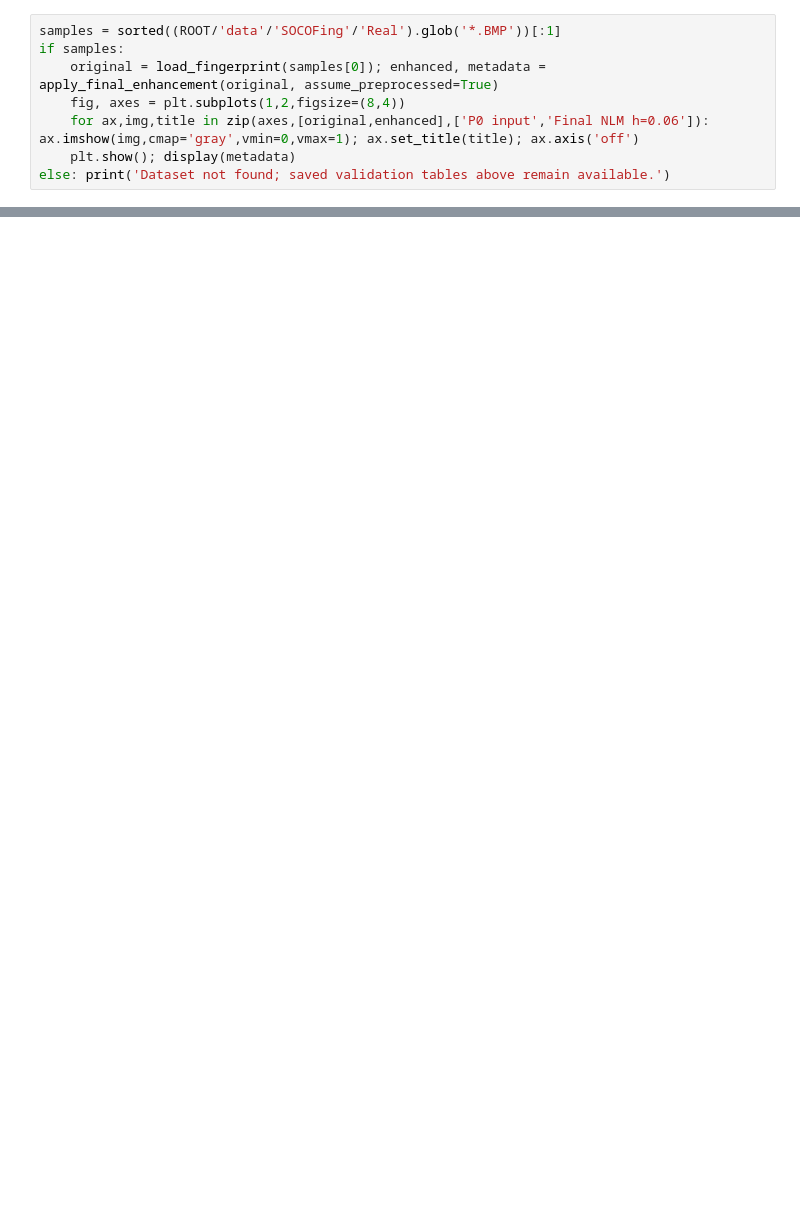
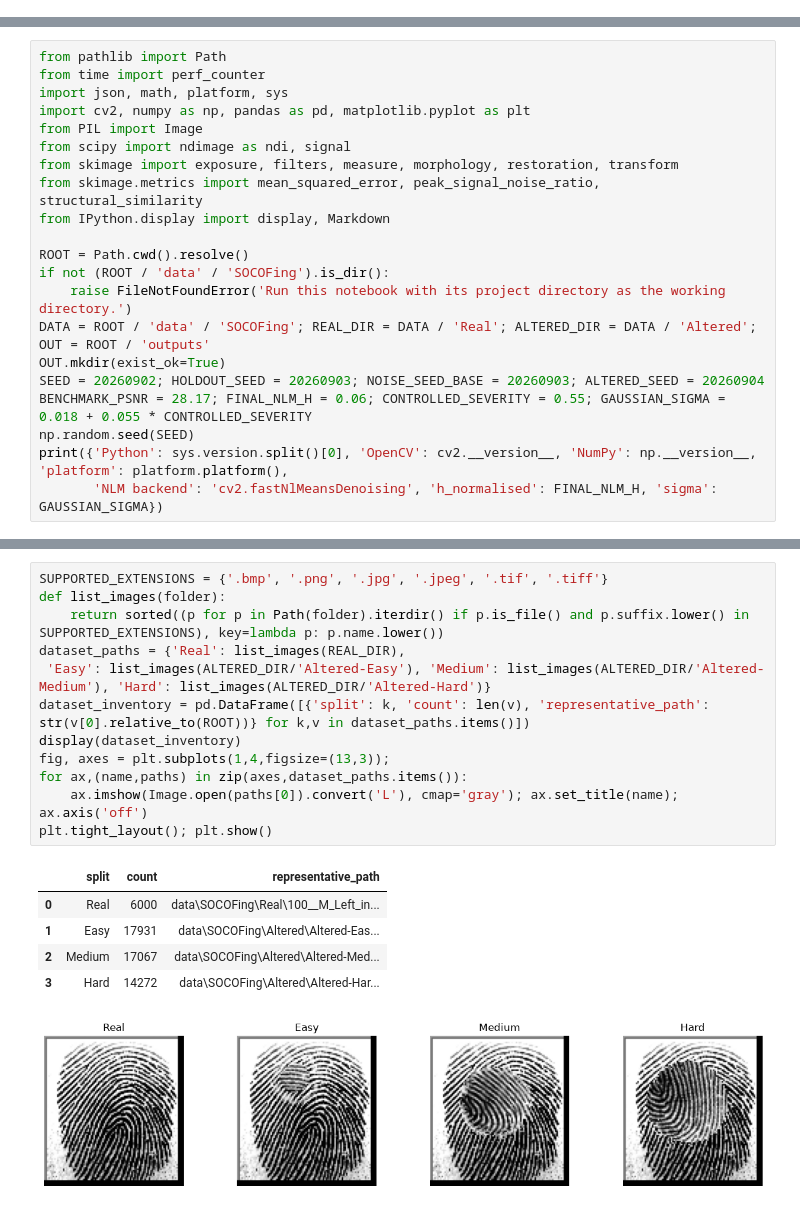
Before and after one commit to mo12k/ImageProcessing, a Jupyter notebook: Fingerprint_Enhancement_Jupyter_Project/Fingerprint_Enhancement_Jupyter_Project/Fingerprint_Enhancement_Project/Fingerprint_Enhancement_System.ipynb, the cells around one changed output, grey strips where cells are left out. Cells and saved outputs as stored; diff of their text form; blank space fills up the shorter version.

```diff
--- a/Fingerprint_Enhancement_Jupyter_Project/Fingerprint_Enhancement_Jupyter_Project/Fingerprint_Enhancement_Project/Fingerprint_Enhancement_System.ipynb
+++ b/Fingerprint_Enhancement_Jupyter_Project/Fingerprint_Enhancement_Jupyter_Project/Fingerprint_Enhancement_Project/Fingerprint_Enhancement_System.ipynb
@@ -86,8 +0,0 @@ A small demonstration may use \`apply_final_enhancement\`; it never reruns valid
-# %%
-samples = sorted((ROOT/'data'/'SOCOFing'/'Real').glob('*.BMP'))[:1]
-if samples:
-    original = load_fingerprint(samples[0]); enhanced, metadata = apply_final_enhancement(original, assume_preprocessed=True)
-    fig, axes = plt.subplots(1,2,figsize=(8,4))
-    for ax,img,title in zip(axes,[original,enhanced],['P0 input','Final NLM h=0.06']): ax.imshow(img,cmap='gray',vmin=0,vmax=1); ax.set_title(title); ax.axis('off')
-    plt.show(); display(metadata)
-else: print('Dataset not found; saved validation tables above remain available.')
@@ -101,0 +9,21 @@ NLM was strongest among the four principal member techniques; TV was second. Tes
+# %%
+from pathlib import Path
+from time import perf_counter
+import json, math, platform, sys
+import cv2, numpy as np, pandas as pd, matplotlib.pyplot as plt
+from PIL import Image
+from scipy import ndimage as ndi, signal
+from skimage import exposure, filters, measure, morphology, restoration, transform
+from skimage.metrics import mean_squared_error, peak_signal_noise_ratio, structural_similarity
+from IPython.display import display, Markdown
+
+ROOT = Path.cwd().resolve()
+if not (ROOT / 'data' / 'SOCOFing').is_dir():
+    raise FileNotFoundError('Run this notebook with its project directory as the working directory.')
+DATA = ROOT / 'data' / 'SOCOFing'; REAL_DIR = DATA / 'Real'; ALTERED_DIR = DATA / 'Altered'; OUT = ROOT / 'outputs'
+OUT.mkdir(exist_ok=True)
+SEED = 20260902; HOLDOUT_SEED = 20260903; NOISE_SEED_BASE = 20260903; ALTERED_SEED = 20260904
+BENCHMARK_PSNR = 28.17; FINAL_NLM_H = 0.06; CONTROLLED_SEVERITY = 0.55; GAUSSIAN_SIGMA = 0.018 + 0.055 * CONTROLLED_SEVERITY
+np.random.seed(SEED)
+print({'Python': sys.version.split()[0], 'OpenCV': cv2.__version__, 'NumPy': np.__version__, 'platform': platform.platform(),
+       'NLM backend': 'cv2.fastNlMeansDenoising', 'h_normalised': FINAL_NLM_H, 'sigma': GAUSSIAN_SIGMA})
@@ -101,0 +37,19 @@ NLM was strongest among the four principal member techniques; TV was second. Tes
+# %%
+SUPPORTED_EXTENSIONS = {'.bmp', '.png', '.jpg', '.jpeg', '.tif', '.tiff'}
+def list_images(folder):
+    return sorted((p for p in Path(folder).iterdir() if p.is_file() and p.suffix.lower() in SUPPORTED_EXTENSIONS), key=lambda p: p.name.lower())
+dataset_paths = {'Real': list_images(REAL_DIR),
+ 'Easy': list_images(ALTERED_DIR/'Altered-Easy'), 'Medium': list_images(ALTERED_DIR/'Altered-Medium'), 'Hard': list_images(ALTERED_DIR/'Altered-Hard')}
+dataset_inventory = pd.DataFrame([{'split': k, 'count': len(v), 'representative_path': str(v[0].relative_to(ROOT))} for k,v in dataset_paths.items()])
+display(dataset_inventory)
+fig, axes = plt.subplots(1,4,figsize=(13,3));
+for ax,(name,paths) in zip(axes,dataset_paths.items()):
+    ax.imshow(Image.open(paths[0]).convert('L'), cmap='gray'); ax.set_title(name); ax.axis('off')
+plt.tight_layout(); plt.show()
+# %% [output]
+|  | split | count | representative_path |
+| 0 | Real | 6000 | data\SOCOFing\Real\100__M_Left_in... |
+| 1 | Easy | 17931 | data\SOCOFing\Altered\Altered-Eas... |
+| 2 | Medium | 17067 | data\SOCOFing\Altered\Altered-Med... |
+| 3 | Hard | 14272 | data\SOCOFing\Altered\Altered-Har... |
+[figure, added]
```
Also changed, not shown: parts of 68 cells of this notebook, 20 other files.
